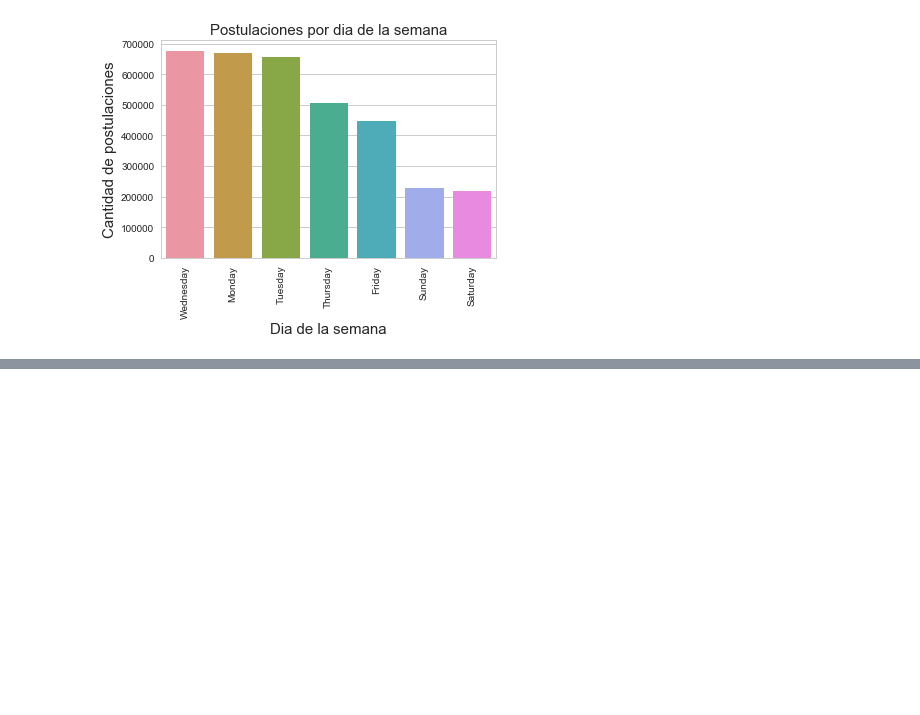
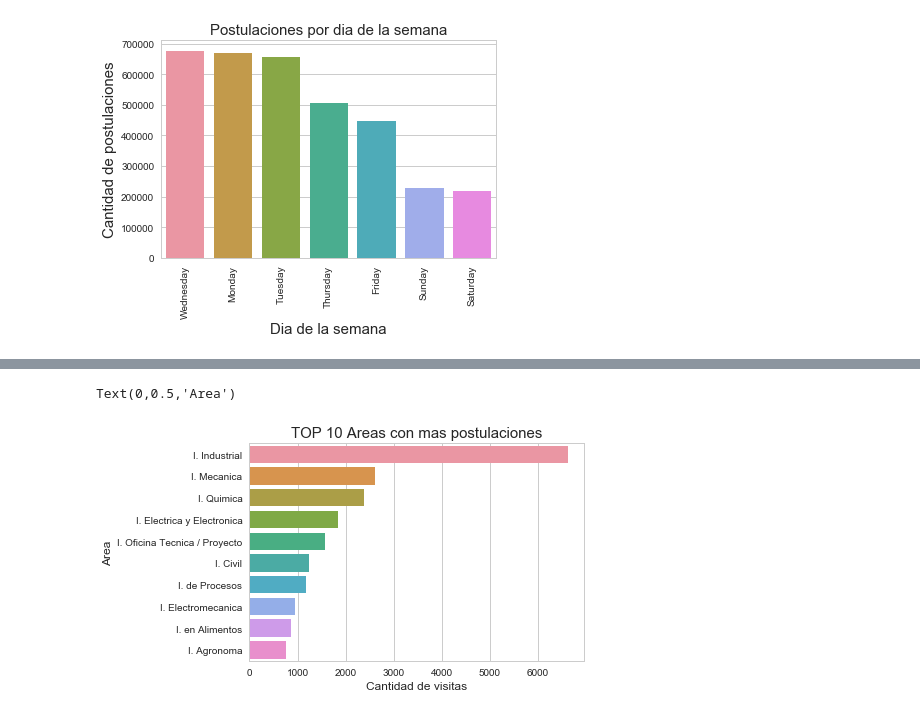
Before and after one commit to silvestriandres/BackUP, a Jupyter notebook: TrabajoPractico01_Analisis.ipynb, the cells around one changed output, grey strips where cells are left out. Cells and saved outputs as stored; diff of their text form; code cells hidden in the pictures; blank space fills up the shorter version.

```diff
--- a/TrabajoPractico01_Analisis.ipynb
+++ b/TrabajoPractico01_Analisis.ipynb
@@ -798,0 +1037,9 @@ Text(0.5,1,'Postulaciones por dia de la semana')
+# %%
+filtrado_postu_ingenieria = postulaciones_avisos_completos[postulaciones_avisos_completos['nombre_area'].str.contains("Ingen", na=False)]
+filtrado_postu_ingenieria['nombre_area'] = filtrado['nombre_area'].str.replace("Ingenieria", "I.")
+filtrado_postu_ingenieria['nombre_area'] = filtrado['nombre_area'].str.replace("Ingenierias", "I.")
+
+filtrado_postu_ingenieria = filtrado_postu_ingenieria[filtrado_postu_ingenieria['nombre_area'].str.contains("I. ", na=False)]
+
+diez_ingenierias = filtrado_ingenieria['nombre_area'].value_counts()[:10]
+diez_ingenierias
@@ -798,0 +1068,8 @@ Text(0.5,1,'Postulaciones por dia de la semana')
+# %%
+g = sns.barplot(x=diez_ingenierias.values, y=diez_ingenierias.index)
+g.set_title("TOP 10 Areas con mas postulaciones", fontsize=15)
+g.set_xlabel("Cantidad de visitas", fontsize=12)
+g.set_ylabel("Area", fontsize=12)
+# %% [output]
+Text(0,0.5,'Area')
+[figure, added]
```
Also changed, not shown: parts of 20 cells of this notebook.
